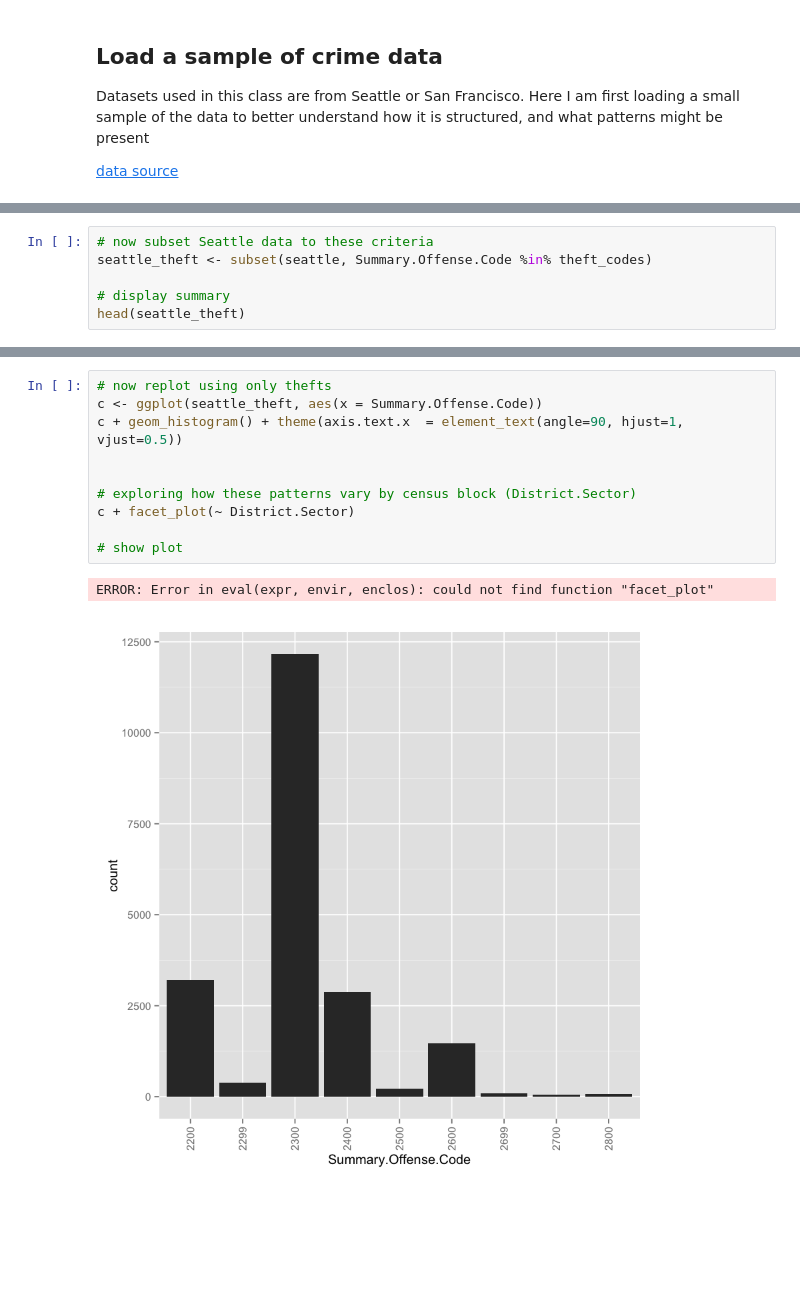
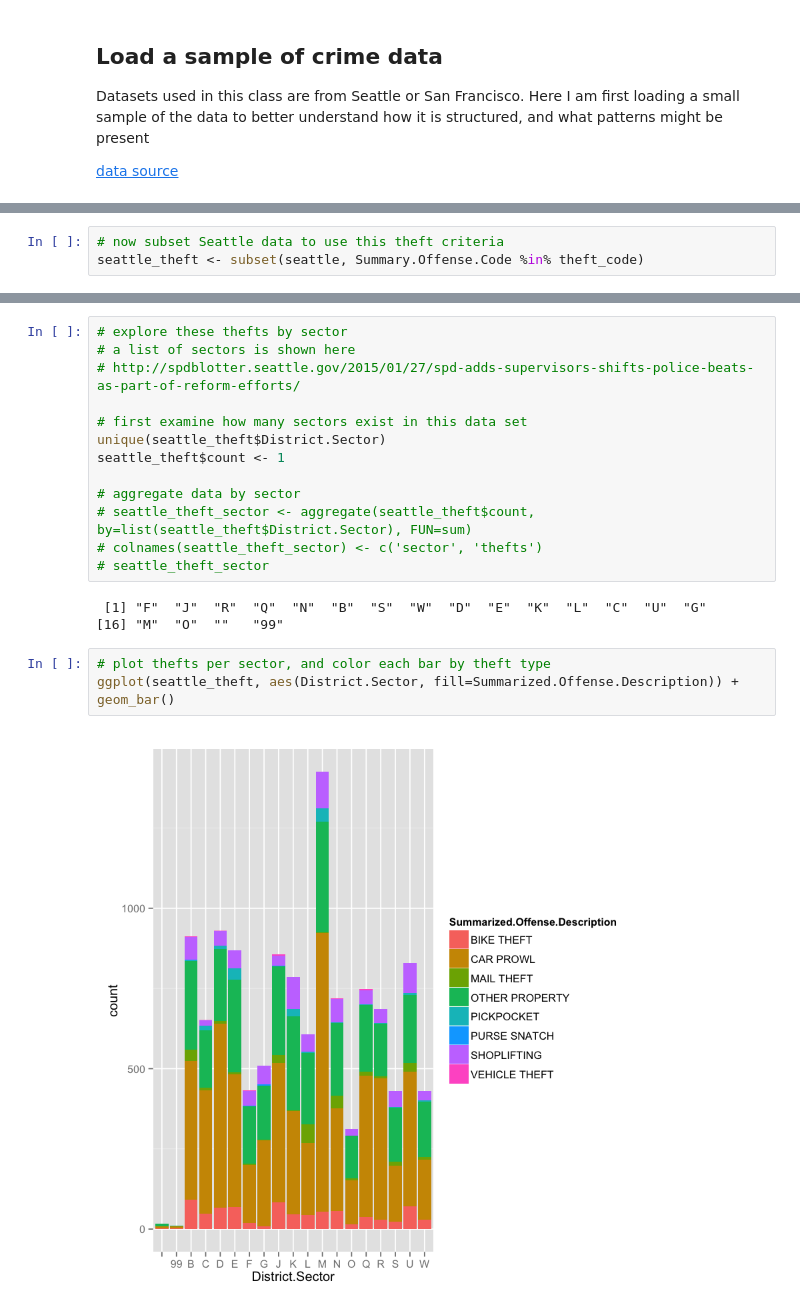
Before and after one commit to djq/jupyter-notebooks, a Jupyter notebook: communicating-data-science/week1/analysis/crime_data.ipynb, the cells around one changed output, grey strips where cells are left out. Cells and saved outputs as stored; diff of their text form; blank space fills up the shorter version.

```diff
--- a/communicating-data-science/week1/analysis/crime_data.ipynb
+++ b/communicating-data-science/week1/analysis/crime_data.ipynb
@@ -93,6 +61,3 @@ subset(codes, code %in% theft_codes)
 # %%
-# now subset Seattle data to these criteria
-seattle_theft <- subset(seattle, Summary.Offense.Code %in% theft_codes)
-
-# display summary
-head(seattle_theft)
+# now subset Seattle data to use this theft criteria
+seattle_theft <- subset(seattle, Summary.Offense.Code %in% theft_code)
@@ -107,13 +64,21 @@ head(seattle_theft)
-# %%
-# now replot using only thefts
-c <- ggplot(seattle_theft, aes(x = Summary.Offense.Code))
-c + geom_histogram() + theme(axis.text.x  = element_text(angle=90, hjust=1, vjust=0.5))
-
-
-# exploring how these patterns vary by census block (District.Sector)
-c + facet_plot(~ District.Sector)
-
-# show plot
-# %% [output]
-ERROR: Error in eval(expr, envir, enclos): could not find function "facet_plot"
-[figure, removed]
+# %%
+# explore these thefts by sector
+# a list of sectors is shown here
+# http://spdblotter.seattle.gov/2015/01/27/spd-adds-supervisors-shifts-police-beats-as-part-of-reform-efforts/
+
+# first examine how many sectors exist in this data set
+unique(seattle_theft$District.Sector)
+seattle_theft$count <- 1
+
+# aggregate data by sector
+# seattle_theft_sector <- aggregate(seattle_theft$count, by=list(seattle_theft$District.Sector), FUN=sum)
+# colnames(seattle_theft_sector) <- c('sector', 'thefts')
+# seattle_theft_sector
+# %% [output]
+ [1] "F"  "J"  "R"  "Q"  "N"  "B"  "S"  "W"  "D"  "E"  "K"  "L"  "C"  "U"  "G"
+[16] "M"  "O"  ""   "99"
+# %%
+# plot thefts per sector, and color each bar by theft type
+ggplot(seattle_theft, aes(District.Sector, fill=Summarized.Offense.Description)) + geom_bar()
+# %% [output]
+[figure, added]
```
Also changed, not shown: parts of 13 cells of this notebook.
